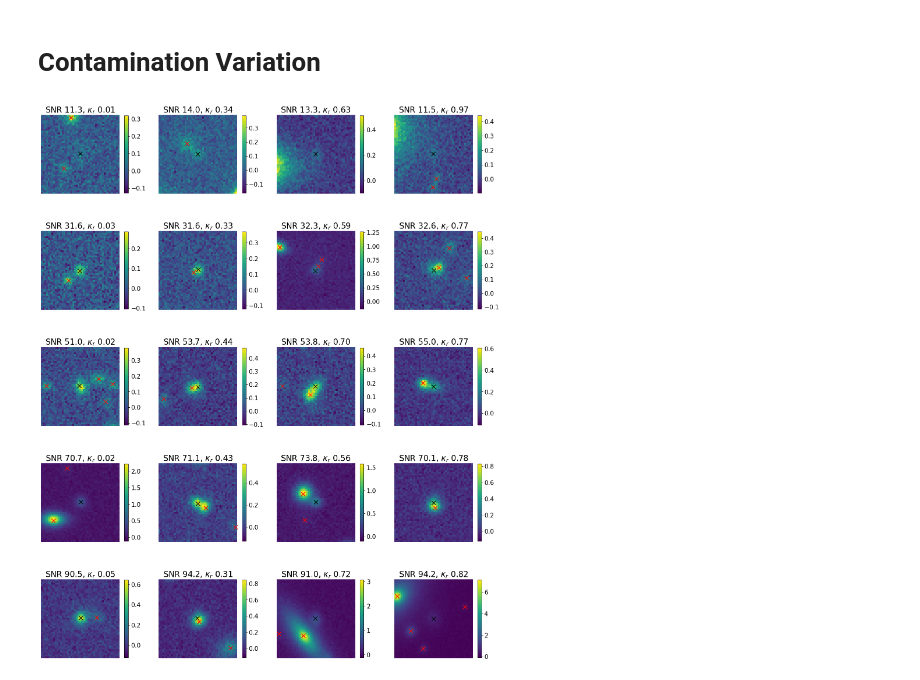
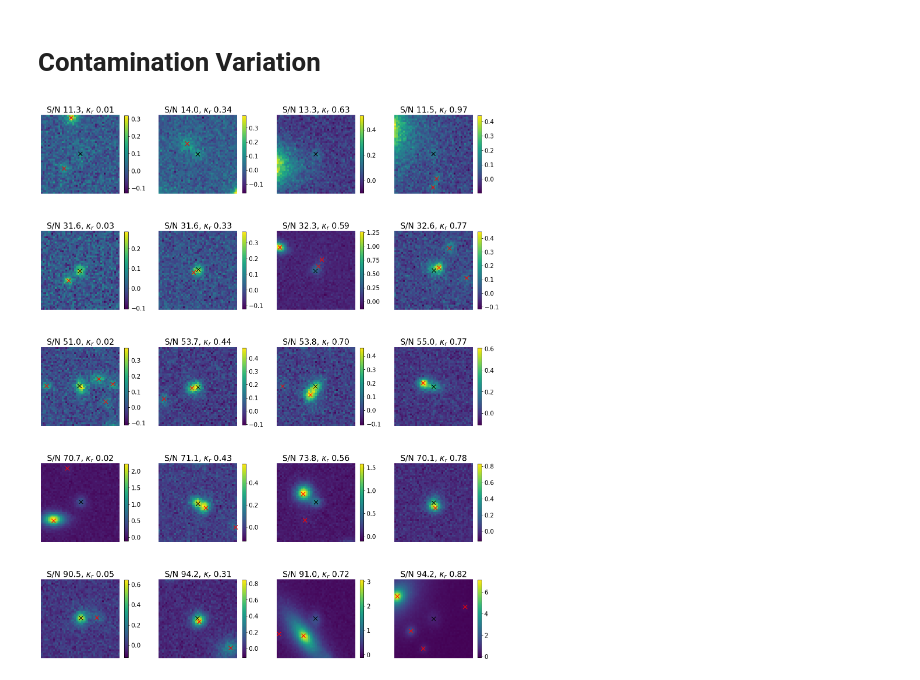
Before and after one commit to b-biswas/madness-benchmark, a Jupyter notebook: notebooks/6. Appendix C.ipynb, the cells around one changed output. Drawn from its saved outputs; the diff is of its cells as text; code cells hidden in the pictures.

```diff
--- a/notebooks/6. Appendix C.ipynb
+++ b/notebooks/6. Appendix C.ipynb
@@ -89,7 +89,7 @@ for snr_num, snr in enumerate(range(10, 110, 20)):
         cbar = fig.colorbar(im1, ax=ax[snr_num, blendedness_num], shrink=0.9)
         cbar.ax.tick_params(labelsize=15)
         ax[snr_num, blendedness_num].set_title(
-            r"SNR {:.1f}, $\beta_r$ {:.2f}".format(
+            r"S/N {:.1f}, $\beta_r$ {:.2f}".format(
                 row["r_band_snr"].values[0], row["r_blendedness"].values[0]
             ),
             fontsize=20,
@@ -180,7 +180,7 @@ for snr_num, snr in enumerate(range(10, 110, 20)):
         cbar = fig.colorbar(im1, ax=ax[snr_num, contamination_num], shrink=0.8)
         cbar.ax.tick_params(labelsize=15)
         ax[snr_num, contamination_num].set_title(
-            r"SNR {:.1f}, $\kappa_r$ {:.2f}".format(
+            r"S/N {:.1f}, $\kappa_r$ {:.2f}".format(
                 row["r_band_snr"].values[0], row["r_contamination"].values[0]
             ),
             fontsize=20,
@@ -196,31 +196,31 @@ for snr_num, snr in enumerate(range(10, 110, 20)):
                 np.round(blend.catalog_list[field_num]["y_peak"][current_galaxy])
                 + 22
                 - x_pos
             )
             x_loc = (
                 np.round(blend.catalog_list[field_num]["x_peak"][current_galaxy])
                 + 22
                 - y_pos
             )
 
             if ((x_loc > 0) & (x_loc < 44)) & ((y_loc > 0) & (y_loc < 44)):
 
                 ax[snr_num, contamination_num].scatter(
                     x_loc, y_loc, c="r", marker="x", s=100
                 )
 
         # print(contamination_cut)
         ax[snr_num, contamination_num].scatter(
             np.round(blend.catalog_list[field_num]["y_peak"][galaxy_num]) + 22 - x_pos,
             np.round(blend.catalog_list[field_num]["x_peak"][galaxy_num]) + 22 - y_pos,
             c="black",
             marker="x",
             s=100,
         )
         f.close()
         del blend
 
 plt.savefig("results/contamination_variation_plot.pdf", format="pdf")
 plt.show()
 # %% [output]
-[figure, old version]
+[figure, new version]
```
Also changed, not shown: parts of 1 cell of this notebook, 10 other files.
